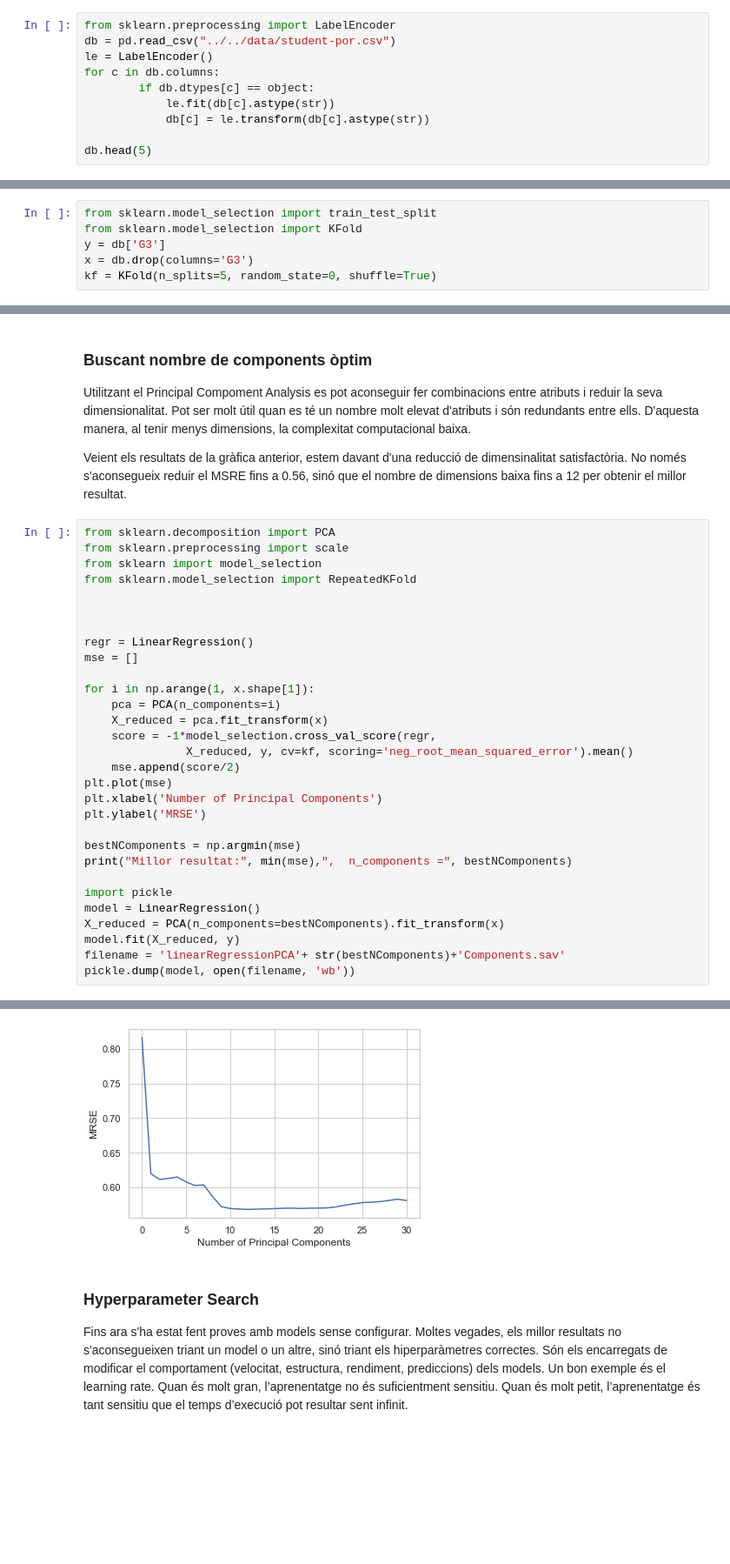
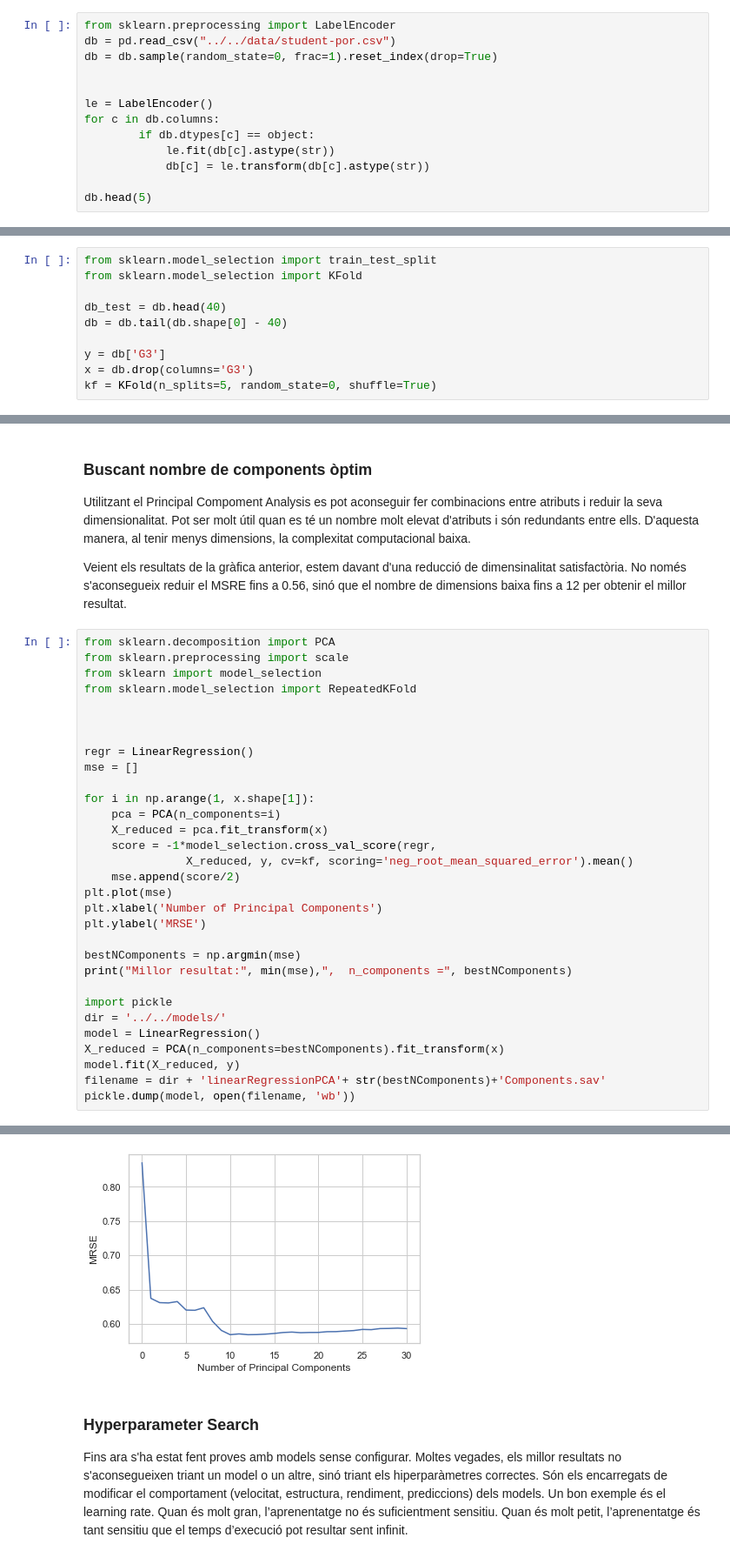
Before and after one commit to marti1999/APC-Cas-Kaggle, a Jupyter notebook: notebooks/develop/notebook.ipynb, the cells around one changed output, grey strips where cells are left out. Shown at 87% size. Saved outputs shown, nothing was run; the diff lists cells and outputs as text; blank space fills up the shorter version.

```diff
--- a/notebooks/develop/notebook.ipynb
+++ b/notebooks/develop/notebook.ipynb
@@ -170,6 +170,9 @@ Un dels primers pasos és desfer-se dels atributs amb dades categòriques en for
 # %%
 from sklearn.preprocessing import LabelEncoder
 db = pd.read_csv("../../data/student-por.csv")
+db = db.sample(random_state=0, frac=1).reset_index(drop=True)
+
+
 le = LabelEncoder()
 for c in db.columns:
         if db.dtypes[c] == object:
@@ -239,6 +242,10 @@ El següent pas és separar les mostres entre la X i la Y. Per assegurar-nos que
 # %%
 from sklearn.model_selection import train_test_split
 from sklearn.model_selection import KFold
+
+db_test = db.head(40)
+db = db.tail(db.shape[0] - 40)
+
 y = db['G3']
 x = db.drop(columns='G3')
 kf = KFold(n_splits=5, random_state=0, shuffle=True)
@@ -392,9 +399,10 @@ bestNComponents = np.argmin(mse)
 print("Millor resultat:", min(mse),",  n_components =", bestNComponents)
 
 import pickle
+dir = '../../models/'
 model = LinearRegression()
 X_reduced = PCA(n_components=bestNComponents).fit_transform(x)
 model.fit(X_reduced, y)
-filename = 'linearRegressionPCA'+ str(bestNComponents)+'Components.sav'
+filename = dir + 'linearRegressionPCA'+ str(bestNComponents)+'Components.sav'
 pickle.dump(model, open(filename, 'wb'))
 # %% [output]
@@ -402,4 +410,4 @@ Millor resultat: 0.5679591573420801 ,  n_components = 12
-[figure, old version]
+[figure, new version]
 # %% [markdown]
 ### Hyperparameter Search
 
```
Also changed, not shown: parts of 21 cells of this notebook, 8 other files.
